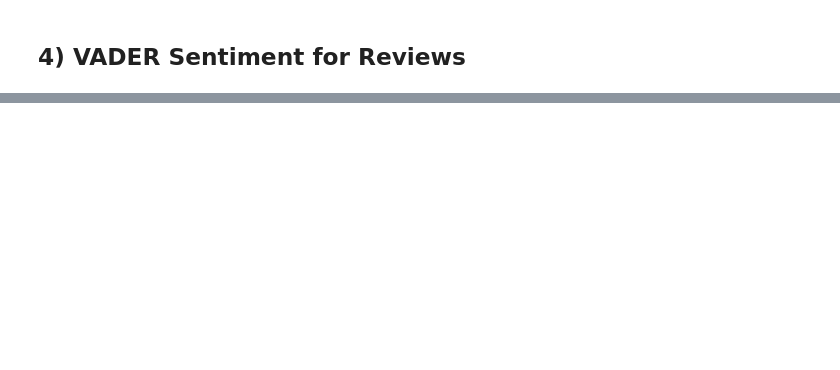
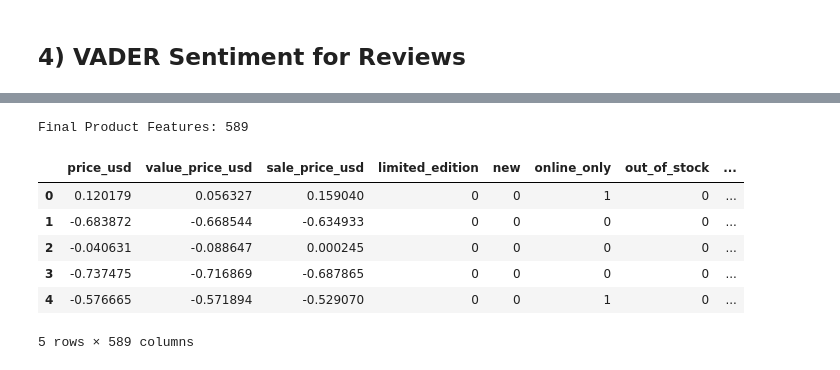
Before and after one commit to xuany823/ads508-FinalProject-Team1, a Jupyter notebook: Data Transformation and Engineering.ipynb, the cells around one changed output, grey strips where cells are left out. Cells and saved outputs as stored; diff of their text form; code cells hidden in the pictures; blank space fills up the shorter version.

```diff
--- a/Data Transformation and Engineering.ipynb
+++ b/Data Transformation and Engineering.ipynb
@@ -618,0 +583,30 @@ ingredients_tfidf_df.head()
+# %%
+# Vectorize
+ingredients_clean_per_product = (
+    ingredients_long.groupby('product_idx')['ingredient_clean']
+    .apply(lambda x: ','.join(x))
+)
+
+df_products['ingredients_clean'] = (
+    ingredients_clean_per_product
+    .reindex(df_products.index)
+    .fillna('')
+)
+
+vectorizer = TfidfVectorizer(
+    token_pattern=r'[^,]+',   # each comma-separated ingredient stays as one token
+    max_features=500,
+    min_df=5,
+    max_df=0.8
+)
+
+X_ingredients = vectorizer.fit_transform(df_products['ingredients_clean'])
+feature_names = vectorizer.get_feature_names_out()
+
+ingredients_tfidf_df = pd.DataFrame.sparse.from_spmatrix(
+    X_ingredients,
+    columns=[f"ing_{col}" for col in feature_names],
+    index=df_products.index
+)
+
+ingredients_tfidf_df.head()
@@ -882,14 +876,27 @@ reviews_tfidf_df.head()
 # %%
 # We drop raw text and ID columns to keep the dataframe strictly numeric/encoded
 cols_to_drop = [
     'product_id', 'product_name', 'brand_id', 'brand_name',
     'loves_count', 'rating', 'reviews', 'log_loves', 'loves_per_price', 'popularity_index',
     'size', 'variation_type', 'variation_value',
-    'variation_desc', 'ingredients', 'highlights'
+    'variation_desc', 'ingredients', 'ingredients_clean', 'highlights'
 ]
 
 df_product_final = df_products.drop(columns=cols_to_drop)
+df_product_final = pd.concat(
+    [df_product_final, ingredients_tfidf_df],
+    axis=1
+)
 
 # Verify the final shape (should be significantly wider now)
 print(f"Final Product Features: {df_product_final.shape[1]}")
-df_product_final.head().T
+df_product_final.head()
+# %% [output]
+Final Product Features: 589
+|  | price_usd | value_price_usd | sale_price_usd | limited_edition | new | online_only | out_of_stock | ... |
+| 0 | 0.120179 | 0.056327 | 0.159040 | 0 | 0 | 1 | 0 | ... |
+| 1 | -0.683872 | -0.668544 | -0.634933 | 0 | 0 | 0 | 0 | ... |
+| 2 | -0.040631 | -0.088647 | 0.000245 | 0 | 0 | 0 | 0 | ... |
+| 3 | -0.737475 | -0.716869 | -0.687865 | 0 | 0 | 0 | 0 | ... |
+| 4 | -0.576665 | -0.571894 | -0.529070 | 0 | 0 | 1 | 0 | ... |
+5 rows × 589 columns
```
Also changed, not shown: parts of 13 cells of this notebook.
